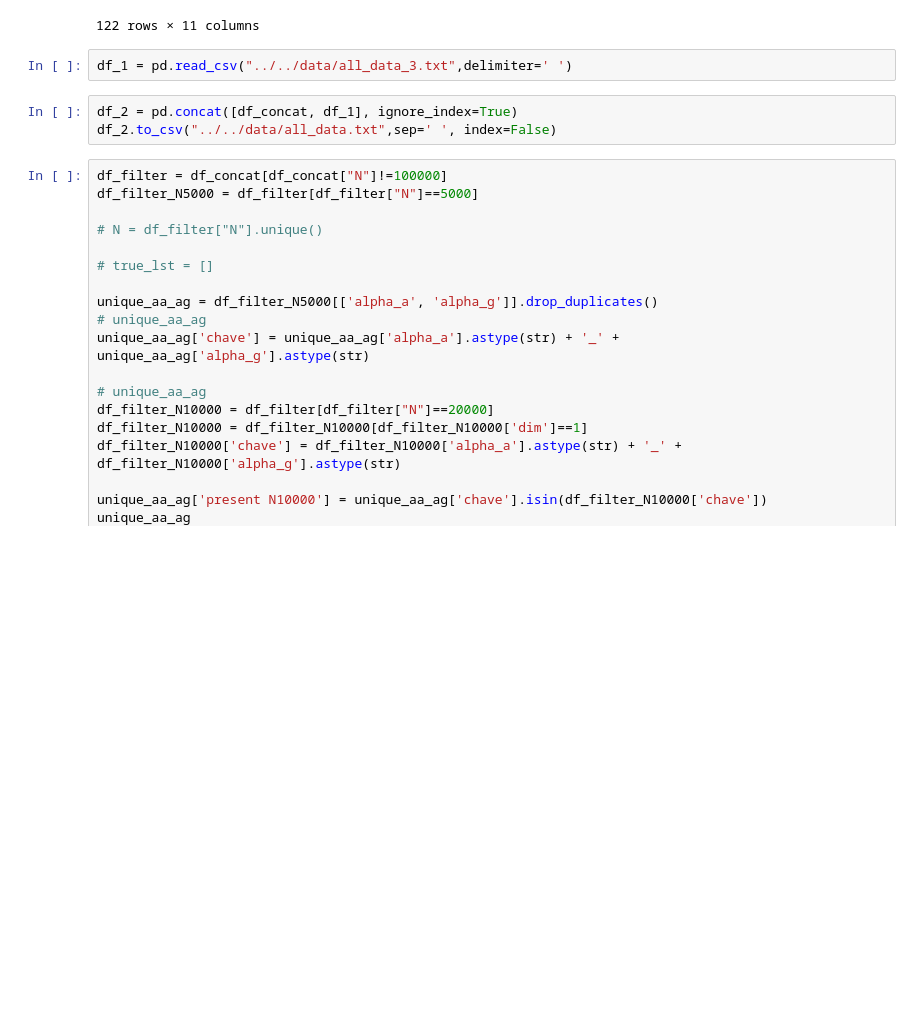
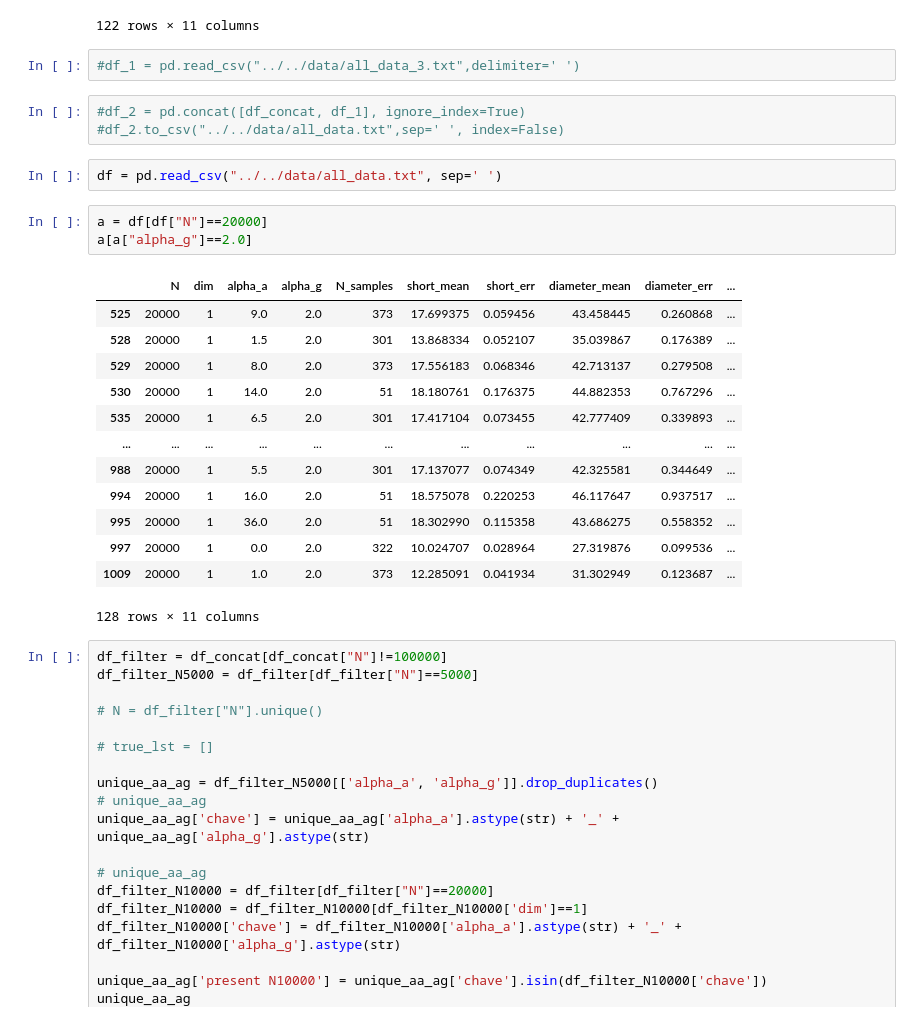
Before and after one commit to JuniorAlencar/TsallisNetwork, a Jupyter notebook: scripts/jupyter/shortespath.ipynb, the cells around one changed output. Drawn from its saved outputs; the diff is of its cells as text; blank space fills up the shorter version.

```diff
--- a/scripts/jupyter/shortespath.ipynb
+++ b/scripts/jupyter/shortespath.ipynb
@@ -58,10 +93,29 @@ df_1[df_1["dim"]==1]
 | 522 | 10000 | 1 | 6.0 | 7.0 | 26 | 17.231954 | 0.359387 | 41.500000 | 1.340780 | ... |
 122 rows × 11 columns
 # %%
-df_1 = pd.read_csv("../../data/all_data_3.txt",delimiter=' ')
+#df_1 = pd.read_csv("../../data/all_data_3.txt",delimiter=' ')
 # %%
-df_2 = pd.concat([df_concat, df_1], ignore_index=True)
-df_2.to_csv("../../data/all_data.txt",sep=' ', index=False)
+#df_2 = pd.concat([df_concat, df_1], ignore_index=True)
+#df_2.to_csv("../../data/all_data.txt",sep=' ', index=False)
+# %%
+df = pd.read_csv("../../data/all_data.txt", sep=' ')
+# %%
+a = df[df["N"]==20000]
+a[a["alpha_g"]==2.0]
+# %% [output]
+|  | N | dim | alpha_a | alpha_g | N_samples | short_mean | short_err | diameter_mean | diameter_err | ... |
+| 525 | 20000 | 1 | 9.0 | 2.0 | 373 | 17.699375 | 0.059456 | 43.458445 | 0.260868 | ... |
+| 528 | 20000 | 1 | 1.5 | 2.0 | 301 | 13.868334 | 0.052107 | 35.039867 | 0.176389 | ... |
+| 529 | 20000 | 1 | 8.0 | 2.0 | 373 | 17.556183 | 0.068346 | 42.713137 | 0.279508 | ... |
+| 530 | 20000 | 1 | 14.0 | 2.0 | 51 | 18.180761 | 0.176375 | 44.882353 | 0.767296 | ... |
+| 535 | 20000 | 1 | 6.5 | 2.0 | 301 | 17.417104 | 0.073455 | 42.777409 | 0.339893 | ... |
+| ... | ... | ... | ... | ... | ... | ... | ... | ... | ... | ... |
+| 988 | 20000 | 1 | 5.5 | 2.0 | 301 | 17.137077 | 0.074349 | 42.325581 | 0.344649 | ... |
+| 994 | 20000 | 1 | 16.0 | 2.0 | 51 | 18.575078 | 0.220253 | 46.117647 | 0.937517 | ... |
+| 995 | 20000 | 1 | 36.0 | 2.0 | 51 | 18.302990 | 0.115358 | 43.686275 | 0.558352 | ... |
+| 997 | 20000 | 1 | 0.0 | 2.0 | 322 | 10.024707 | 0.028964 | 27.319876 | 0.099536 | ... |
+| 1009 | 20000 | 1 | 1.0 | 2.0 | 373 | 12.285091 | 0.041934 | 31.302949 | 0.123687 | ... |
+128 rows × 11 columns
 # %%
 df_filter = df_concat[df_concat["N"]!=100000]
 df_filter_N5000 = df_filter[df_filter["N"]==5000]
```
Also changed, not shown: parts of 1 cell of this notebook, 4 other files.
